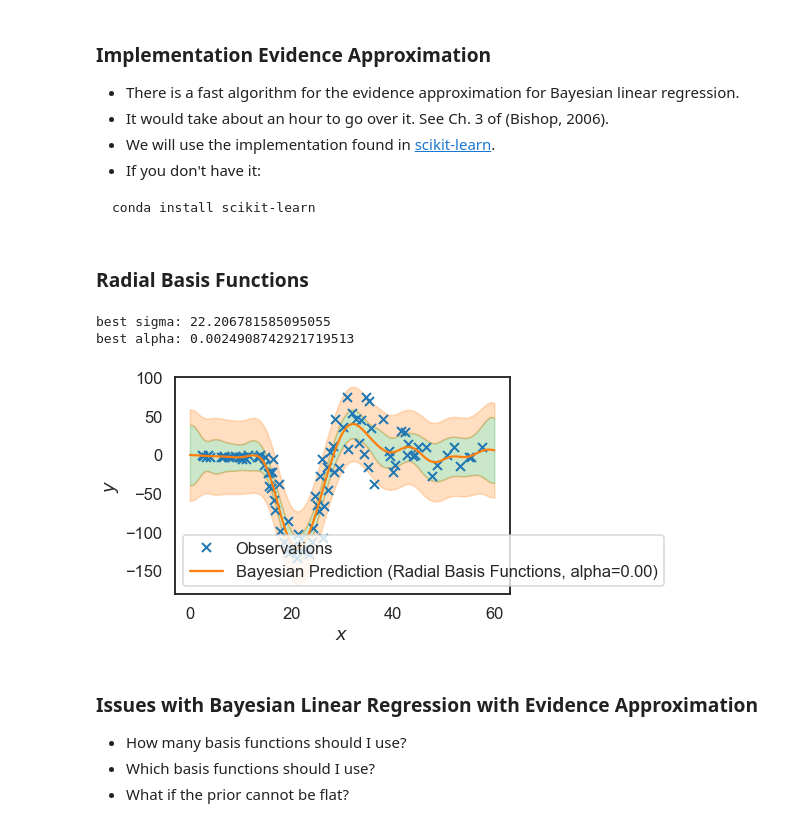
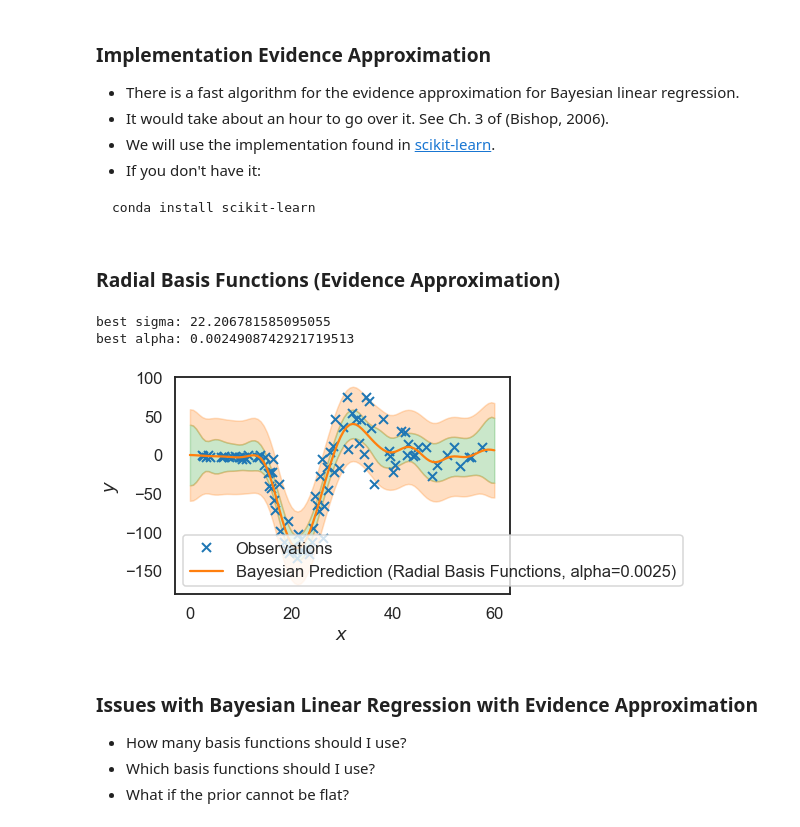
Before and after one commit to dhillonparveen/uq-course, a Jupyter notebook: lectures/lecture_13.ipynb, the cells around one changed output. Saved outputs shown, nothing was run; the diff lists cells and outputs as text; code cells hidden in the pictures.

````diff
--- a/lectures/lecture_13.ipynb
+++ b/lectures/lecture_13.ipynb
@@ -457,7 +457,7 @@ $$
 conda install scikit-learn
 ```
 # %% [markdown]
-### Radial Basis Functions
+### Radial Basis Functions (Evidence Approximation)
 # %%
 from sklearn.linear_model import BayesianRidge
 ell = 2.
@@ -491,15 +491,15 @@ best alpha: 0.0024908742921719513
 # %%
 fig, ax = plt.subplots()
 ax.plot(X, Y, 'x', markeredgewidth=2, label='Observations')
-ax.plot(X_p, Y_p, label='Bayesian Prediction (Radial Basis Functions, alpha=%1.2f)' % alpha)
+ax.plot(X_p, Y_p, label='Bayesian Prediction (Radial Basis Functions, alpha=%1.4f)' % alpha)
 ax.fill_between(X_p.flatten(), Y_l_ep, Y_u_ep, color=sns.color_palette()[2], alpha=0.25)
 ax.fill_between(X_p.flatten(), Y_l, Y_l_ep, color=sns.color_palette()[1], alpha=0.25)
 ax.fill_between(X_p.flatten(), Y_u_ep, Y_u, color=sns.color_palette()[1], alpha=0.25)
 ax.set_xlabel('$x$')
 ax.set_ylabel('$y$')
 plt.legend(loc='best');
 # %% [output]
-[figure, old version]
+[figure, new version]
 # %% [markdown]
 ### Issues with Bayesian Linear Regression with Evidence Approximation
 + How many basis functions should I use?
````
Also changed, not shown: parts of 18 cells of this notebook.
